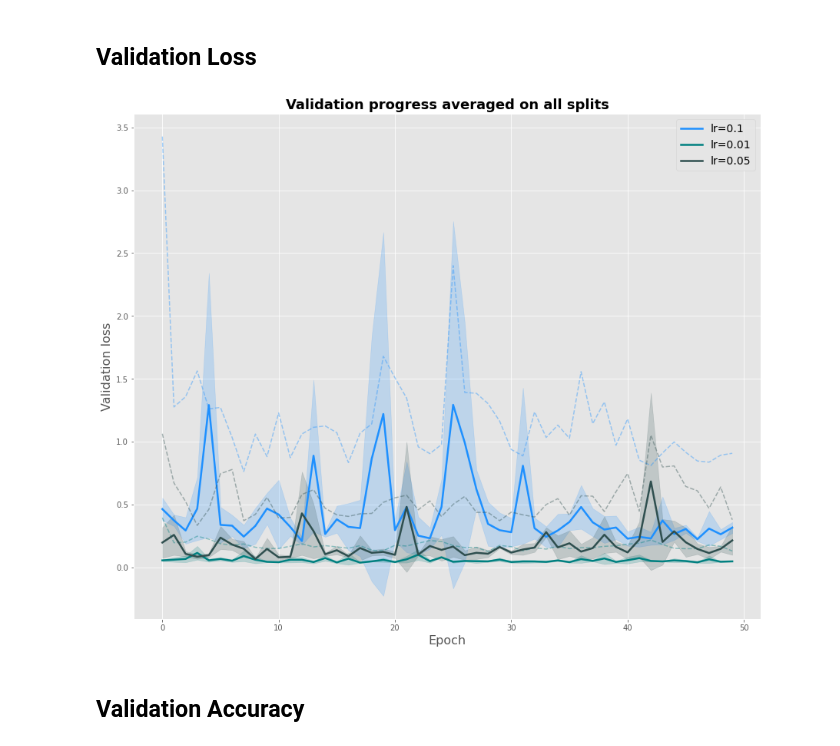
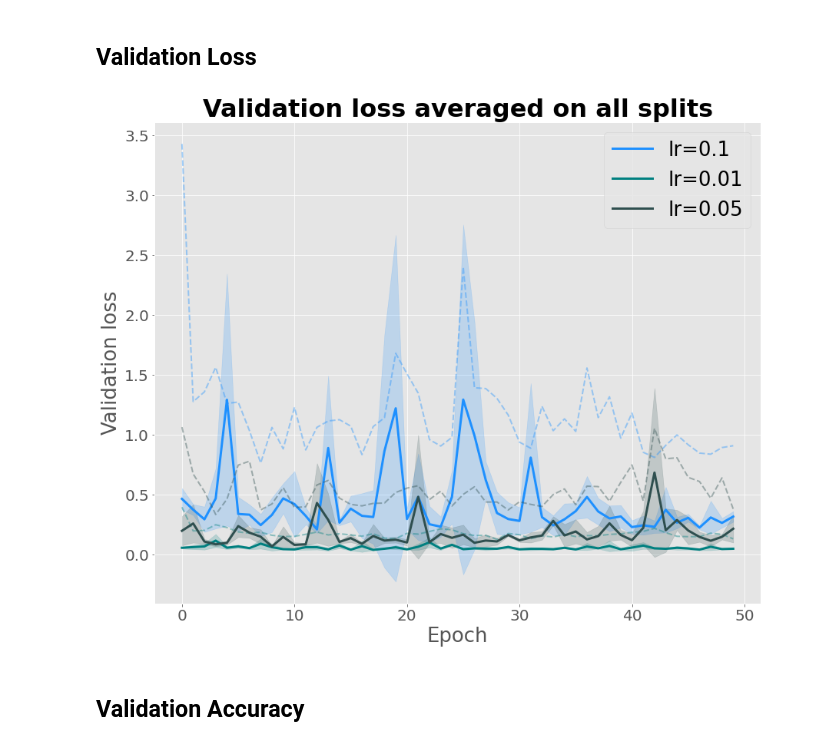
Before and after one commit to federicoarenasl/BoVW-ResNet18-Robustness-Evaluation, a Jupyter notebook: resnet_data_analyser.ipynb, the cells around one changed output. Drawn from its saved outputs; the diff is of its cells as text; code cells hidden in the pictures.

Commit message:
Improved plots for the ResNet18 results and started plotting the BoVW results.

```diff
--- a/resnet_data_analyser.ipynb
+++ b/resnet_data_analyser.ipynb
@@ -72,17 +72,20 @@ colours = ['dodgerblue', 'teal', 'darkslategray']
 x_values = np.arange(df_1_lr_0_1.shape[0])
 fig, axes = plt.subplots(1,3,figsize=(16,4))
 for split in range(3):
-    axes[split].set_title(f"Validation progress on split {split+1}", size=18, fontweight="bold")
-    axes[split].plot(x_values, dfs_lr_0_1[split].val_loss, "-", alpha=0.7, color="dodgerblue", label="lr=0.1", linewidth=2.5)
-    axes[split].plot(x_values, dfs_lr_0_1[split].train_loss, "--", alpha=0.4, color="dodgerblue", linewidth=1.5)
-    axes[split].plot(x_values, dfs_lr_0_01[split].val_loss, "-", alpha=0.7, color="teal", label="lr=0.01", linewidth=2.5)
-    axes[split].plot(x_values, dfs_lr_0_01[split].train_loss, "--", alpha=0.4, color="teal", linewidth=1.5)
-    axes[split].plot(x_values, dfs_lr_0_05[split].val_loss, "-", alpha=0.7, color="darkslategray", label="lr=0.05", linewidth=2.5)
-    axes[split].plot(x_values, dfs_lr_0_05[split].train_loss, "--", alpha=0.4, color="darkslategray", linewidth=1.5)
+    axes[split].set_title(f"Validation loss on split {split+1}", size=18, fontweight="bold")
+    axes[split].plot(x_values, dfs_lr_0_1[split].val_loss, "-", alpha=0.7, color="dodgerblue", label="lr=0.1", linewidth=3)
+    axes[split].plot(x_values, dfs_lr_0_1[split].train_loss, "--", alpha=0.4, color="dodgerblue", linewidth=2)
+    axes[split].plot(x_values, dfs_lr_0_01[split].val_loss, "-", alpha=0.7, color="teal", label="lr=0.01", linewidth=3)
+    axes[split].plot(x_values, dfs_lr_0_01[split].train_loss, "--", alpha=0.4, color="teal", linewidth=2)
+    axes[split].plot(x_values, dfs_lr_0_05[split].val_loss, "-", alpha=0.7, color="darkslategray", label="lr=0.05", linewidth=3)
+    axes[split].plot(x_values, dfs_lr_0_05[split].train_loss, "--", alpha=0.4, color="darkslategray", linewidth=2)
     axes[split].legend(loc="best", fontsize=14)
+    plt.xticks(fontsize=14)
+    plt.yticks(fontsize=14)
     axes[split].set_xlabel("Epoch", fontsize=16)
     axes[split].set_ylabel("Validation loss", fontsize=16)
     plt.tight_layout(pad=0.3)
+
 plt.savefig('figs/resnet18/val_loss_each_split.png')
 plt.show()
 # %% [output]
@@ -219,29 +222,31 @@ stds_val_loss.append(np.array([dfs_lr_0_05[0].val_loss,
 # %%
 colours = ['dodgerblue', 'teal', 'darkslategray']
 
 plt.figure(figsize=(12, 10))
 axes = plt.gca()
-plt.title(f"Validation progress averaged on all splits", size=18, fontweight="bold")
+plt.title(f"Validation loss averaged on all splits", size=32, fontweight="bold")
 for split, lr in enumerate(lrs):
-    plt.plot(x_values, means_val_loss[split], "-", alpha=1.0, color=colours[split], label=f"lr={lr}", linewidth=2.5)
-    plt.plot(x_values, means_train_loss[split], "--", alpha=0.4, color=colours[split], linewidth=1.5)
+    plt.plot(x_values, means_val_loss[split], "-", alpha=1.0, color=colours[split], label=f"lr={lr}", linewidth=3)
+    plt.plot(x_values, means_train_loss[split], "--", alpha=0.4, color=colours[split], linewidth=2)
     plt.fill_between(
         x_values,
         means_val_loss[split] - stds_val_loss[split],
         means_val_loss[split] + stds_val_loss[split],
         alpha=0.2,
         antialiased=True,
         color=colours[split]
     )
 
-plt.legend(loc="best", fontsize=14)
-plt.xlabel("Epoch", fontsize=16)
-plt.ylabel("Validation loss", fontsize=16)
+plt.legend(loc="best", fontsize=26)
+plt.xlabel("Epoch", fontsize=26)
+plt.ylabel("Validation loss", fontsize=26)
+plt.xticks(fontsize=20)
+plt.yticks(fontsize=20)
 plt.tight_layout(pad=0.3)
 plt.savefig('figs/resnet18/val_loss_all_splits.png')
 plt.show()
 # %% [output]
-[figure, old version]
+[figure, new version]
 # %% [markdown]
 ## Validation Accuracy
 # %%
```
Also changed, not shown: parts of 14 cells of this notebook, 1 other file.
